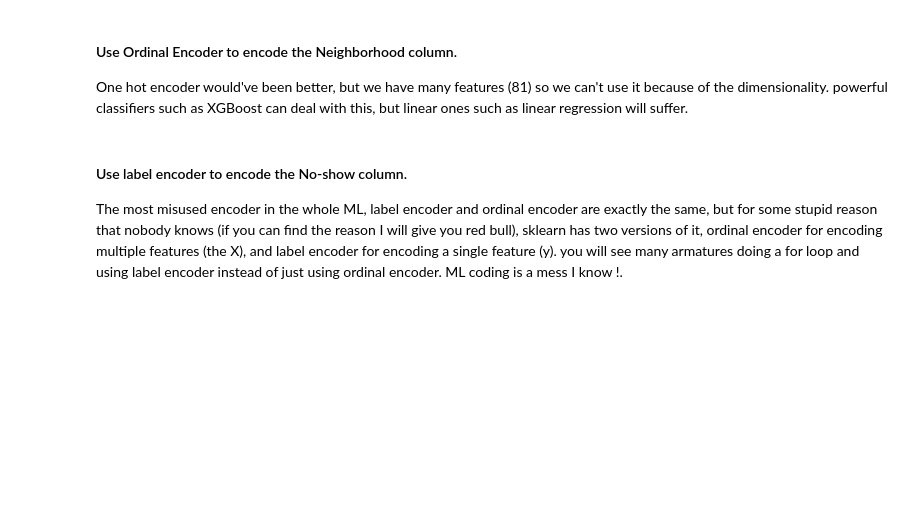
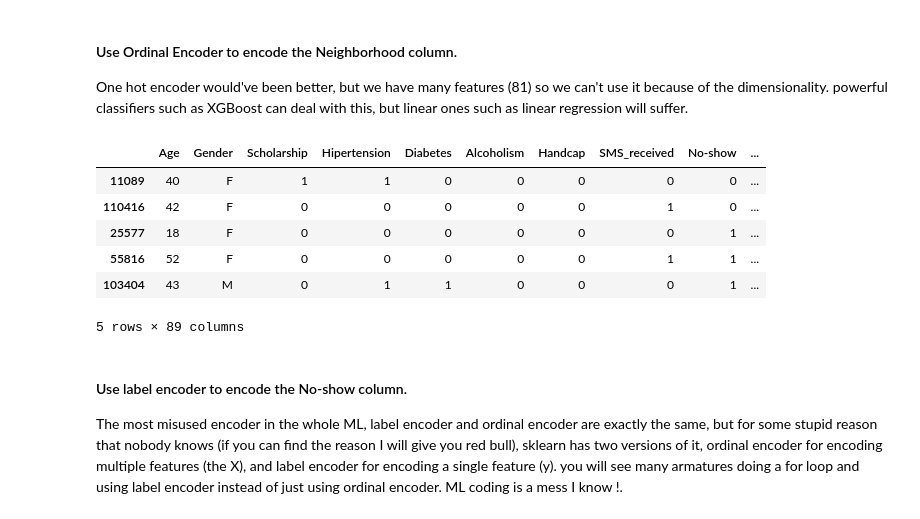
Before and after one commit to Ibrahim-Zaitoun/test, a Jupyter notebook: Appointment instructions.ipynb, the cells around one changed output. Saved outputs shown, nothing was run; the diff lists cells and outputs as text; code cells hidden in the pictures; blank space fills up the shorter version.

```diff
--- a/Appointment instructions.ipynb
+++ b/Appointment instructions.ipynb
@@ -205,6 +205,17 @@ encoded_df.head()
 # %% [markdown]
 #### Use Ordinal Encoder to encode the Neighborhood column.
 One hot encoder would've been better, but we have many features (81) so we can't use it because of the dimensionality. powerful classifiers such as XGBoost can deal with this, but linear ones such as linear regression will suffer.
+# %%
+encoded_df = pd.get_dummies(cleaned_training, columns=['Neighbourhood'])
+encoded_df.head()
+# %% [output]
+|  | Age | Gender | Scholarship | Hipertension | Diabetes | Alcoholism | Handcap | SMS_received | No-show | ... |
+| 11089 | 40 | F | 1 | 1 | 0 | 0 | 0 | 0 | 0 | ... |
+| 110416 | 42 | F | 0 | 0 | 0 | 0 | 0 | 1 | 0 | ... |
+| 25577 | 18 | F | 0 | 0 | 0 | 0 | 0 | 0 | 1 | ... |
+| 55816 | 52 | F | 0 | 0 | 0 | 0 | 0 | 1 | 1 | ... |
+| 103404 | 43 | M | 0 | 1 | 1 | 0 | 0 | 0 | 1 | ... |
+5 rows × 89 columns
 # %% [markdown]
 #### Use label encoder to encode the No-show column.
 The most misused encoder in the whole ML, label encoder and ordinal encoder are exactly the same, but for some stupid reason that nobody knows (if you can find the reason I will give you red bull), sklearn has two versions of it, ordinal encoder for encoding multiple features (the X), and label encoder for encoding a single feature (y). you will see many armatures doing a for loop and using label encoder instead of just using ordinal encoder. ML coding is a mess I know !.
```
Also changed, not shown: parts of 16 cells of this notebook.
